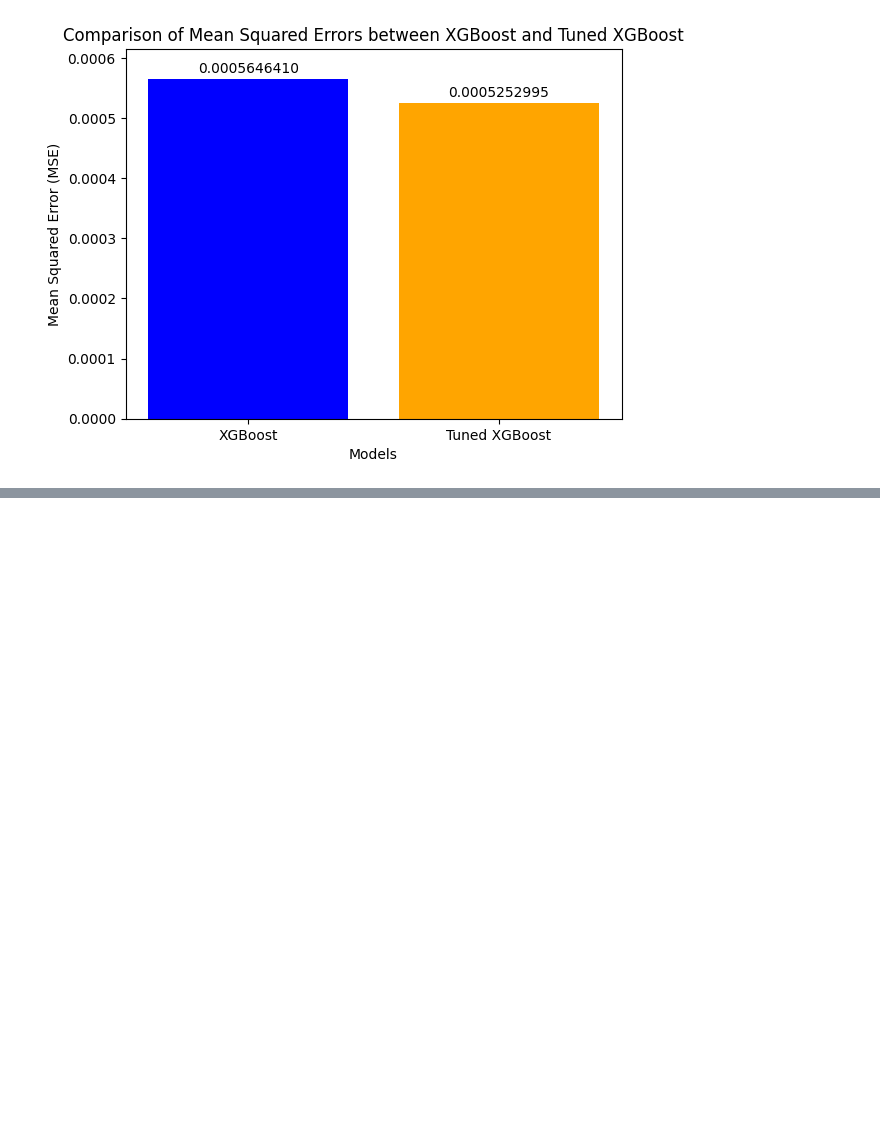
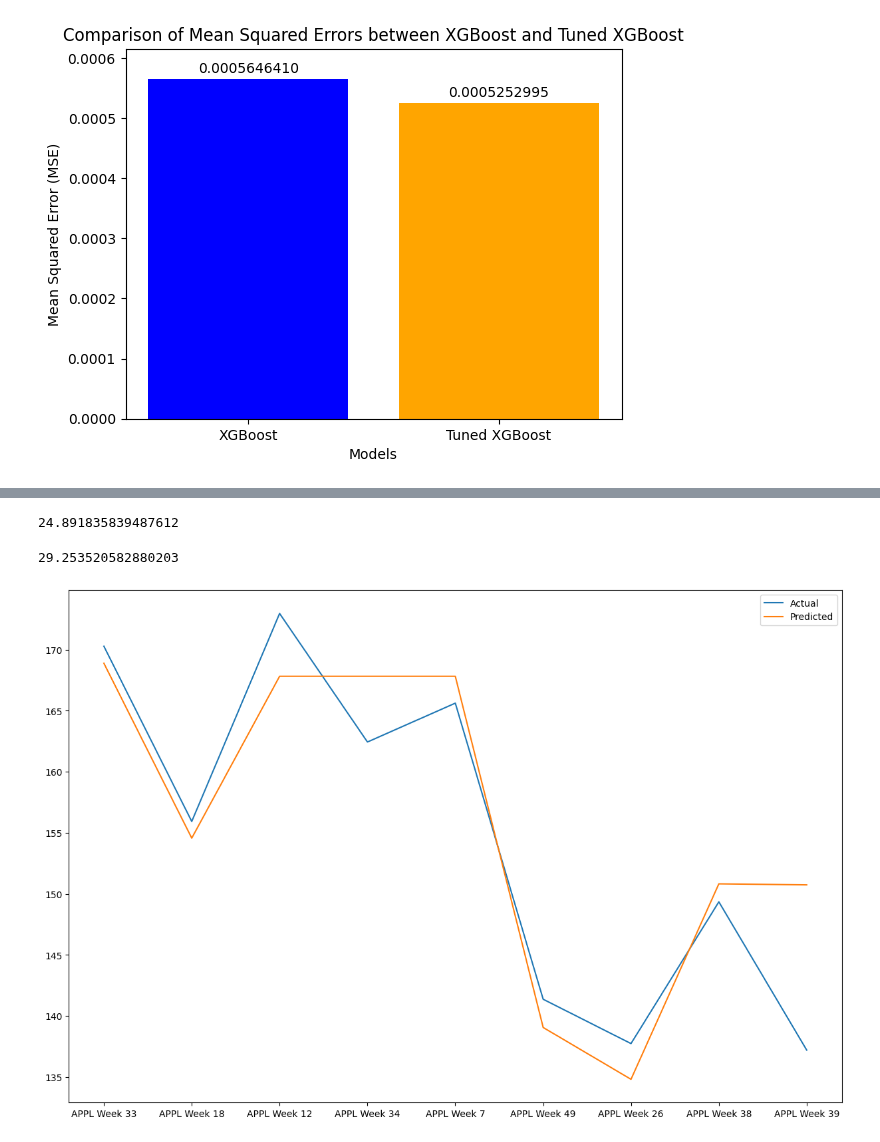
Before and after one commit to ktongk/BTT-JPMC-1, a Jupyter notebook: Anna/XGBOOST.ipynb, the cells around one changed output, grey strips where cells are left out. Drawn from its saved outputs; the diff is of its cells as text; code cells hidden in the pictures; blank space fills up the shorter version.

```diff
--- a/Anna/XGBOOST.ipynb
+++ b/Anna/XGBOOST.ipynb
@@ -936,0 +856,4 @@ print(f'Best validation score = {clf.best_score_}')
+# %%
+# run the APPL data through the model
+APPL = APPL.astype('float64')
+APPL
@@ -936,0 +878,29 @@ print(f'Best validation score = {clf.best_score_}')
+# %%
+# run APPL through the model
+y = APPL['Day 5']
+X= APPL.drop(columns='Day 5')
+APPL_model = train_xgboost_regressor(X,y)
+APPL_mse = APPL_model[2]
+APPL_mse
+# %% [output]
+24.891835839487612
+# %%
+APPL_tuned = xgboost_tuned(X,y)
+APPL_mse_tuned = APPL_tuned[2]
+APPL_mse_tuned
+# %% [output]
+29.253520582880203
+# %%
+# plot the actual price percentage change values with the predicted price percentage change values for APPL
+y_pred = APPL_model[1]
+y_test = APPL_model[3]
+y_pred_tuned = APPL_tuned[1]
+y_test_tuned = APPL_tuned[4]
+y_pred
+plt.figure(figsize=(15, 10))
+plt.plot(y_test_tuned, label='Actual')
+plt.plot(y_pred_tuned, label='Predicted')
+plt.legend()
+plt.show()
+# %% [output]
+[figure, added]
```
Also changed, not shown: parts of 21 cells of this notebook.
